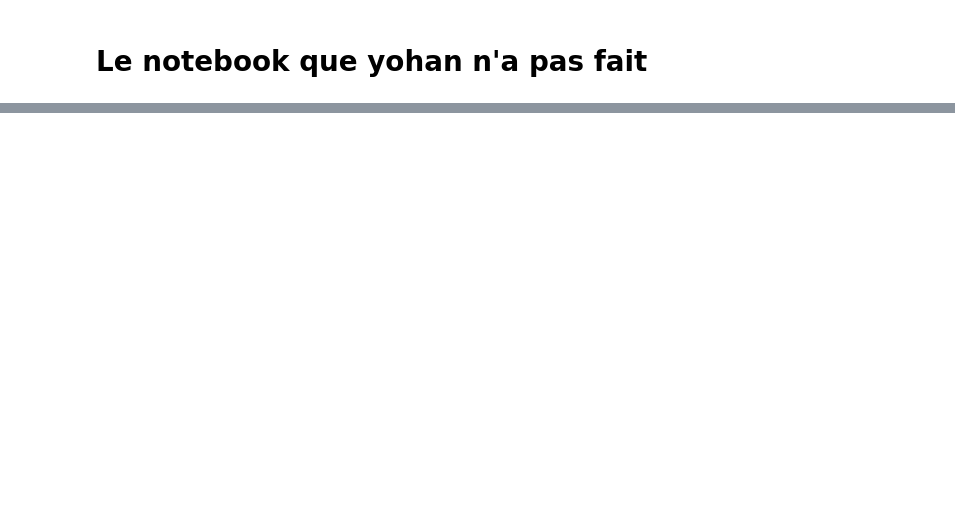
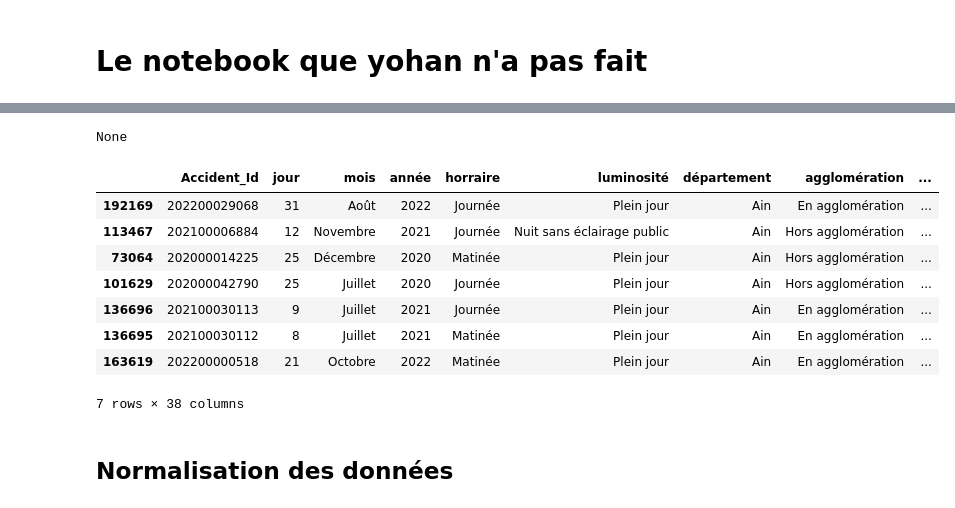
Before and after one commit to TheGooodDev/TPDataMiningRoute, a Jupyter notebook: Main.ipynb, the cells around one changed output, grey strips where cells are left out. Drawn from its saved outputs; the diff is of its cells as text; code cells hidden in the pictures; blank space fills up the shorter version.

```diff
--- a/Main.ipynb
+++ b/Main.ipynb
@@ -335,0 +246,68 @@ None
+# %%
+vehicule['catv'] = vehicule['catv'].replace([0, 99, -1],  ['indéterminable', 'autre véhicule', 'indéterminé'])
+vehicule['catv'] = vehicule['catv'].replace([10, 13, 14, 15, 16, 17, 20, 21, 37, 38, 39, 40], 'vehicules lourd')
+vehicule['catv'] = vehicule['catv'].replace([3, 7, 35, 36, 50, 60], 'vehicules leger')
+vehicule['catv'] = vehicule['catv'].replace([1, 2, 30, 31, 32, 33, 34, 41, 42, 43, 80], 'vehicules deux roues')
+
+r = vehicule.groupby('Accident_Id')['catv'].value_counts().unstack().fillna(0)
+r.reset_index(inplace=True)
+r[['indéterminable', 'autre véhicule', 'indéterminé', 'vehicules lourd', 'vehicules leger', 'vehicules deux roues']] = r[['indéterminable', 'autre véhicule', 'indéterminé', 'vehicules lourd', 'vehicules leger', 'vehicules deux roues']].astype(int)
+caracteristiques = caracteristiques.merge(r, on='Accident_Id', how='left')
+
+caracteristiques.head(5)
+
+
+r = usager.groupby('Accident_Id')['grav'].value_counts().unstack().fillna(0)
+r.reset_index(inplace=True)
+r.rename(columns={
+    -1:'gravité indéterminé',
+    1:'indemne',
+    2:'tué',
+    3:'blessé hospitalisé',
+    4:'blessé léger'
+}, inplace=True)
+r[['gravité indéterminé', 'indemne', 'tué', 'blessé hospitalisé', 'blessé léger']] = r[['gravité indéterminé', 'indemne', 'tué', 'blessé hospitalisé', 'blessé léger']].astype(int)
+
+caracteristiques = caracteristiques.merge(r, on='Accident_Id', how='left')
+
+r = usager.groupby('Accident_Id')['sexe'].value_counts().unstack().fillna(0)
+r.reset_index(inplace=True)
+r.rename(columns={
+    -1:'autre',
+    1:'hommes',
+    2:'femmes'
+}, inplace=True)
+r[['autre', 'hommes', 'femmes']] = r[['autre', 'hommes', 'femmes']].astype(int)
+
+caracteristiques = caracteristiques.merge(r, on='Accident_Id', how='left')
+
+usager['année'] = usager['Accident_Id'].map(caracteristiques.set_index('Accident_Id')['année'])
+usager['age_category'] = pd.cut(
+    usager['année'] - usager['an_nais'],
+    bins=[0, 18, 59, float('inf')],
+    labels=["jeune", "adulte", "senior"],
+    right=True
+)
+
+number_of_people = usager.groupby(by='Accident_Id')['age_category'].value_counts().unstack().fillna(0)
+number_of_people.reset_index(inplace=True)
+
+caracteristiques = caracteristiques.merge(number_of_people, on='Accident_Id', how='right')
+
+# Clean
+usager.drop(columns=['année'])
+usager.drop(columns=['age_category'])
+
+r = usager.groupby('Accident_Id')['catu'].value_counts().unstack().fillna(0)
+r.reset_index(inplace=True)
+r.rename(columns={
+    1:'conducteur',
+    2:'passager',
+    3:'piéton'
+}, inplace=True)
+r[['conducteur', 'passager', 'piéton']] = r[['conducteur', 'passager', 'piéton']].astype(int)
+caracteristiques = caracteristiques.merge(r, on='Accident_Id', how='left')
+
+display(caracteristiques.info())
+caracteristiques.sort_values(by="département").head(7)
+# %% [output]
@@ -335,0 +331,10 @@ None
+None
+|  | Accident_Id | jour | mois | année | horraire | luminosité | département | agglomération | ... |
+| 192169 | 202200029068 | 31 | Août | 2022 | Journée | Plein jour | Ain | En agglomération | ... |
+| 113467 | 202100006884 | 12 | Novembre | 2021 | Journée | Nuit sans éclairage public | Ain | Hors agglomération | ... |
+| 73064 | 202000014225 | 25 | Décembre | 2020 | Matinée | Plein jour | Ain | Hors agglomération | ... |
+| 101629 | 202000042790 | 25 | Juillet | 2020 | Journée | Plein jour | Ain | Hors agglomération | ... |
+| 136696 | 202100030113 | 9 | Juillet | 2021 | Journée | Plein jour | Ain | En agglomération | ... |
+| 136695 | 202100030112 | 8 | Juillet | 2021 | Matinée | Plein jour | Ain | En agglomération | ... |
+| 163619 | 202200000518 | 21 | Octobre | 2022 | Matinée | Plein jour | Ain | En agglomération | ... |
+7 rows × 38 columns
@@ -335,0 +343,2 @@ None
+# %% [markdown]
+## Normalisation des données
```
Also changed, not shown: parts of 16 cells of this notebook, 1 other file.
